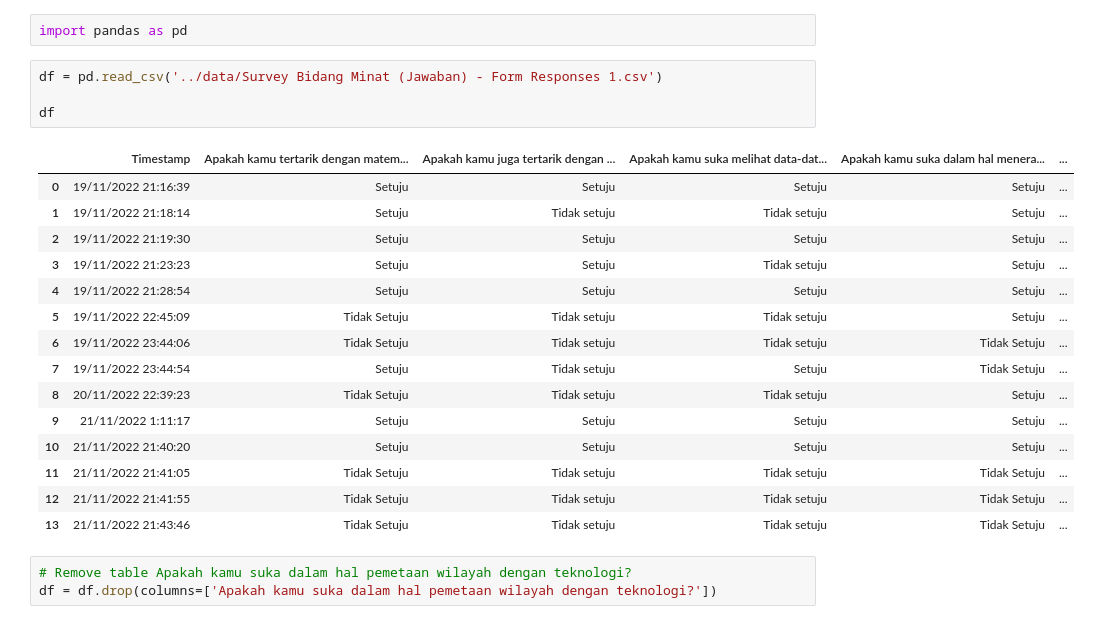
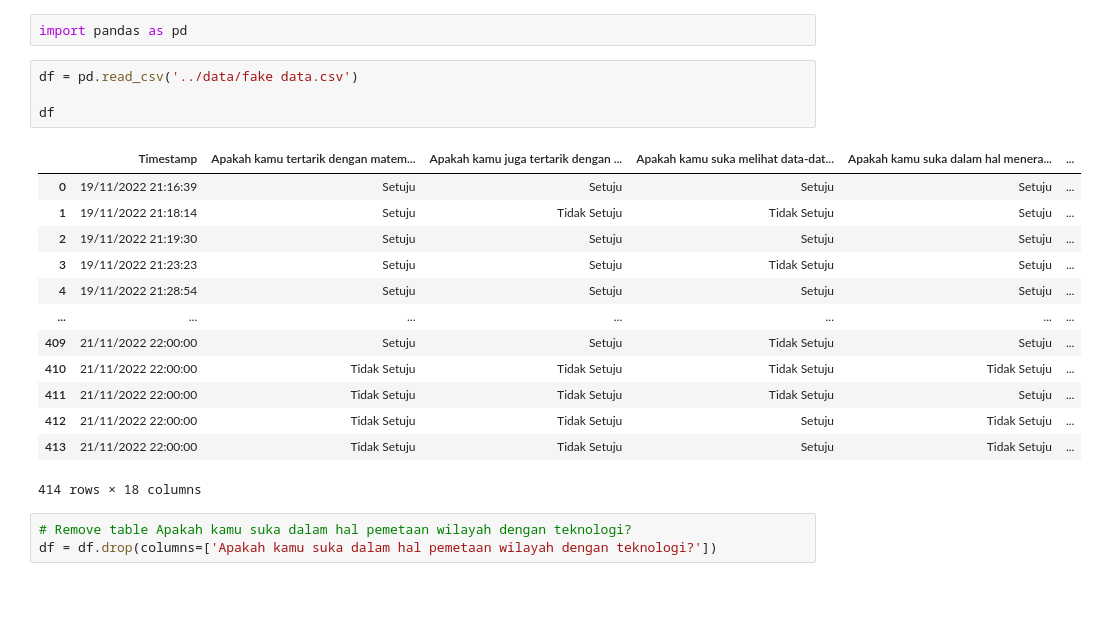
Before and after one commit to AbdulHafidh-AI/MBIT, a Jupyter notebook: models/DecisionTree.ipynb, the cells around one changed output. Saved outputs shown, nothing was run; the diff lists cells and outputs as text; blank space fills up the shorter version.

Commit message:
Add Fake Data

```diff
--- a/models/DecisionTree.ipynb
+++ b/models/DecisionTree.ipynb
@@ -1,25 +1,23 @@
 # %%
 import pandas as pd
 # %%
-df = pd.read_csv('../data/Survey Bidang Minat (Jawaban) - Form Responses 1.csv')
+df = pd.read_csv('../data/fake data.csv')
 
 df
 # %% [output]
 |  | Timestamp | Apakah kamu tertarik dengan matem... | Apakah kamu juga tertarik dengan ... | Apakah kamu suka melihat data-dat... | Apakah kamu suka dalam hal menera... | ... |
 | 0 | 19/11/2022 21:16:39 | Setuju | Setuju | Setuju | Setuju | ... |
-| 1 | 19/11/2022 21:18:14 | Setuju | Tidak setuju | Tidak setuju | Setuju | ... |
+| 1 | 19/11/2022 21:18:14 | Setuju | Tidak Setuju | Tidak Setuju | Setuju | ... |
 | 2 | 19/11/2022 21:19:30 | Setuju | Setuju | Setuju | Setuju | ... |
-| 3 | 19/11/2022 21:23:23 | Setuju | Setuju | Tidak setuju | Setuju | ... |
+| 3 | 19/11/2022 21:23:23 | Setuju | Setuju | Tidak Setuju | Setuju | ... |
 | 4 | 19/11/2022 21:28:54 | Setuju | Setuju | Setuju | Setuju | ... |
-| 5 | 19/11/2022 22:45:09 | Tidak Setuju | Tidak setuju | Tidak setuju | Setuju | ... |
-| 6 | 19/11/2022 23:44:06 | Tidak Setuju | Tidak setuju | Tidak setuju | Tidak Setuju | ... |
-| 7 | 19/11/2022 23:44:54 | Setuju | Tidak setuju | Setuju | Tidak Setuju | ... |
-| 8 | 20/11/2022 22:39:23 | Tidak Setuju | Tidak setuju | Tidak setuju | Setuju | ... |
-| 9 | 21/11/2022 1:11:17 | Setuju | Setuju | Setuju | Setuju | ... |
-| 10 | 21/11/2022 21:40:20 | Setuju | Setuju | Setuju | Setuju | ... |
-| 11 | 21/11/2022 21:41:05 | Tidak Setuju | Tidak setuju | Tidak setuju | Tidak Setuju | ... |
-| 12 | 21/11/2022 21:41:55 | Tidak Setuju | Tidak setuju | Tidak setuju | Tidak Setuju | ... |
-| 13 | 21/11/2022 21:43:46 | Tidak Setuju | Tidak setuju | Tidak setuju | Tidak Setuju | ... |
+| ... | ... | ... | ... | ... | ... | ... |
+| 409 | 21/11/2022 22:00:00 | Setuju | Setuju | Tidak Setuju | Setuju | ... |
+| 410 | 21/11/2022 22:00:00 | Tidak Setuju | Tidak Setuju | Tidak Setuju | Tidak Setuju | ... |
+| 411 | 21/11/2022 22:00:00 | Tidak Setuju | Tidak Setuju | Tidak Setuju | Setuju | ... |
+| 412 | 21/11/2022 22:00:00 | Tidak Setuju | Tidak Setuju | Setuju | Tidak Setuju | ... |
+| 413 | 21/11/2022 22:00:00 | Tidak Setuju | Tidak Setuju | Setuju | Tidak Setuju | ... |
+414 rows × 18 columns
 # %%
 # Remove table Apakah kamu suka dalam hal pemetaan wilayah dengan teknologi?
 df = df.drop(columns=['Apakah kamu suka dalam hal pemetaan wilayah dengan teknologi?'])
```
Also changed, not shown: parts of 8 cells of this notebook, 3 other files.
